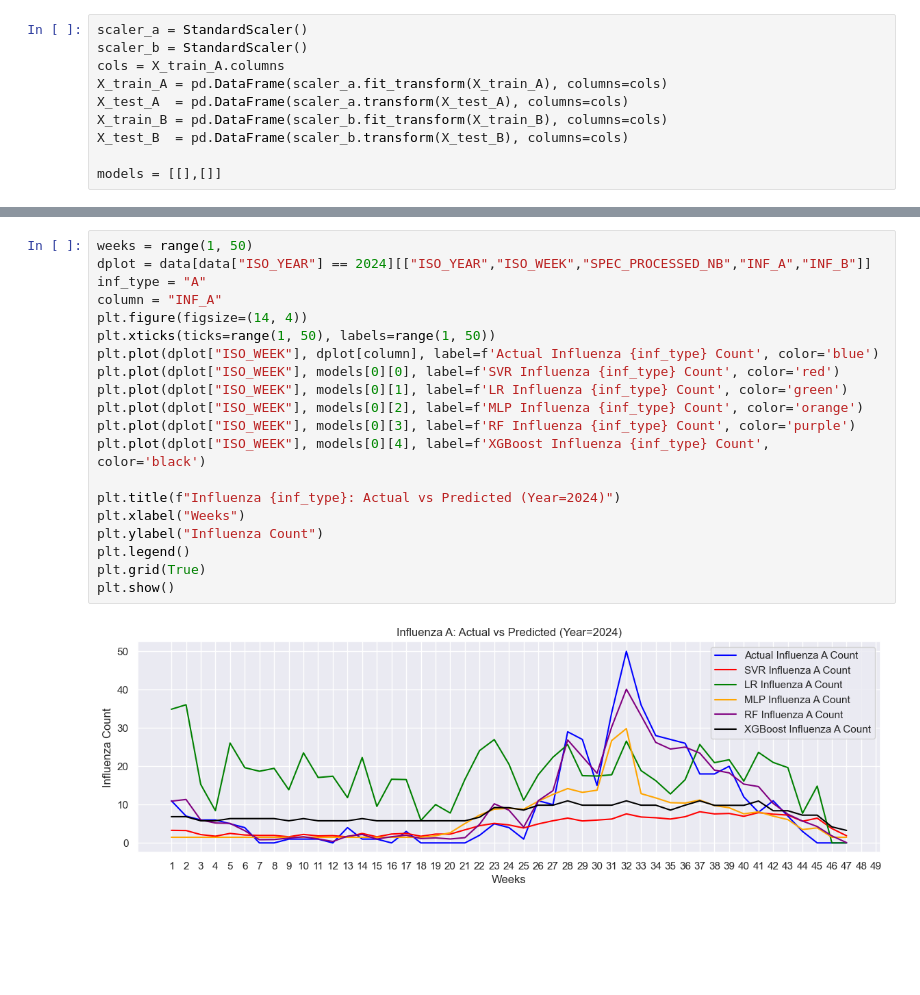
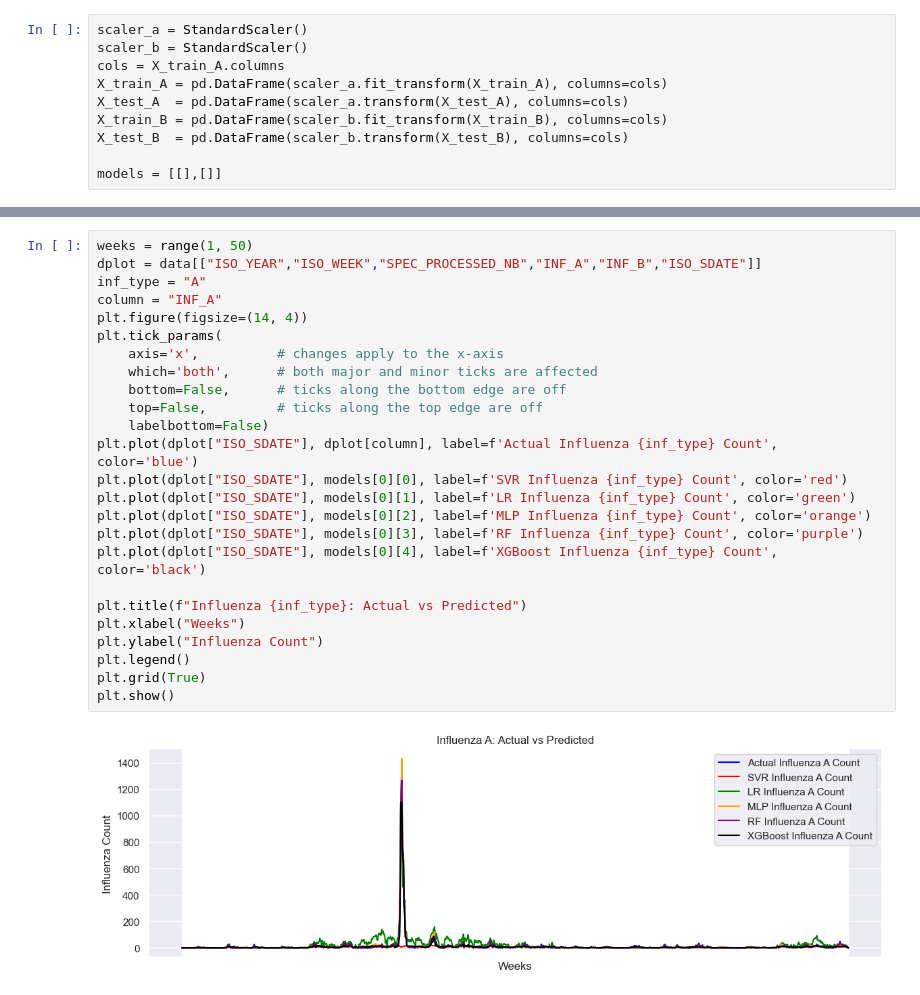
Before and after one commit to Kariellecirunay/CMSC-197, a Jupyter notebook: finals.ipynb, the cells around one changed output, grey strips where cells are left out. Saved outputs shown, nothing was run; the diff lists cells and outputs as text; blank space fills up the shorter version.

```diff
--- a/finals.ipynb
+++ b/finals.ipynb
@@ -280,25 +286,30 @@ with pd.option_context('display.max_rows', None, 'display.max_columns', None, 'd
 | 4 | XGBoost | 0.537338 | 3.587261 | 2.360779 | 134.82 | {'learning_rate': 0.01, 'max_dept... |
 # %%
 weeks = range(1, 50)
-dplot = data[data["ISO_YEAR"] == 2024][["ISO_YEAR","ISO_WEEK","SPEC_PROCESSED_NB","INF_A","INF_B"]]
+dplot = data[["ISO_YEAR","ISO_WEEK","SPEC_PROCESSED_NB","INF_A","INF_B","ISO_SDATE"]]
 inf_type = "A"
 column = "INF_A"
 plt.figure(figsize=(14, 4))
-plt.xticks(ticks=range(1, 50), labels=range(1, 50))
-plt.plot(dplot["ISO_WEEK"], dplot[column], label=f'Actual Influenza {inf_type} Count', color='blue')
-plt.plot(dplot["ISO_WEEK"], models[0][0], label=f'SVR Influenza {inf_type} Count', color='red')
-plt.plot(dplot["ISO_WEEK"], models[0][1], label=f'LR Influenza {inf_type} Count', color='green')
-plt.plot(dplot["ISO_WEEK"], models[0][2], label=f'MLP Influenza {inf_type} Count', color='orange')
-plt.plot(dplot["ISO_WEEK"], models[0][3], label=f'RF Influenza {inf_type} Count', color='purple')
-plt.plot(dplot["ISO_WEEK"], models[0][4], label=f'XGBoost Influenza {inf_type} Count', color='black')
+plt.tick_params(
+    axis='x',          # changes apply to the x-axis
+    which='both',      # both major and minor ticks are affected
+    bottom=False,      # ticks along the bottom edge are off
+    top=False,         # ticks along the top edge are off
+    labelbottom=False)
+plt.plot(dplot["ISO_SDATE"], dplot[column], label=f'Actual Influenza {inf_type} Count', color='blue')
+plt.plot(dplot["ISO_SDATE"], models[0][0], label=f'SVR Influenza {inf_type} Count', color='red')
+plt.plot(dplot["ISO_SDATE"], models[0][1], label=f'LR Influenza {inf_type} Count', color='green')
+plt.plot(dplot["ISO_SDATE"], models[0][2], label=f'MLP Influenza {inf_type} Count', color='orange')
+plt.plot(dplot["ISO_SDATE"], models[0][3], label=f'RF Influenza {inf_type} Count', color='purple')
+plt.plot(dplot["ISO_SDATE"], models[0][4], label=f'XGBoost Influenza {inf_type} Count', color='black')
 
-plt.title(f"Influenza {inf_type}: Actual vs Predicted (Year=2024)")
+plt.title(f"Influenza {inf_type}: Actual vs Predicted")
 plt.xlabel("Weeks")
 plt.ylabel("Influenza Count")
 plt.legend()
 plt.grid(True)
 plt.show()
 # %% [output]
-[figure, old version]
+[figure, new version]
 # %%
 weeks = range(1, 50)
```
Also changed, not shown: parts of 11 cells of this notebook.
